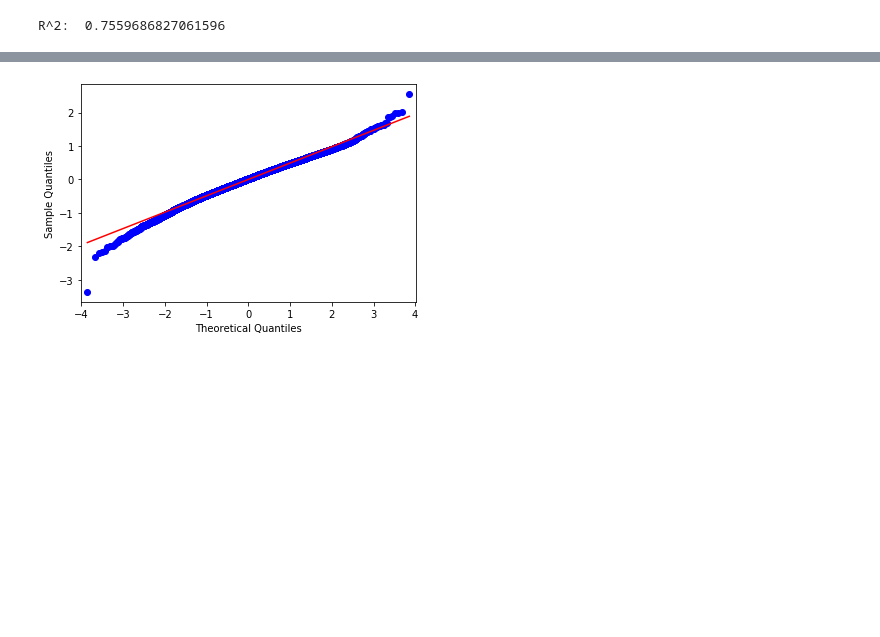
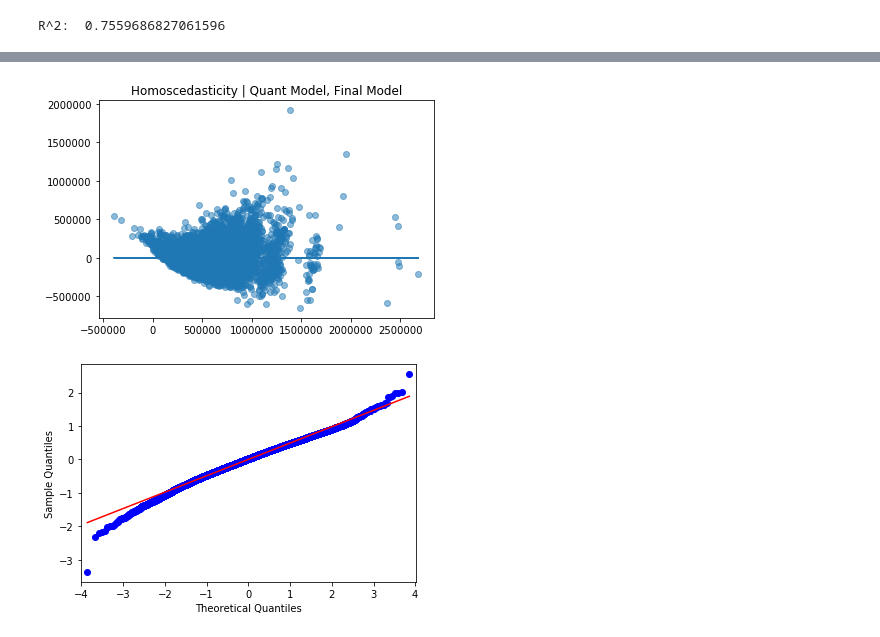
Before and after one commit to dtunnicliffe/house-price-regression-project, a Jupyter notebook: models.ipynb, the cells around one changed output, grey strips where cells are left out. Saved outputs shown, nothing was run; the diff lists cells and outputs as text; code cells hidden in the pictures; blank space fills up the shorter version.

```diff
--- a/models.ipynb
+++ b/models.ipynb
@@ -800,6 +819,17 @@ model = sm.OLS(y, X2)
 
 # fit the data
 est = model.fit()
+# %%
+f = 'price ~ quant_sqft_living+quant_coffee+quant_schools+quant_scientology+quant_interaction+grade_5+grade_6+grade_7+grade_8+grade_9+grade_10+grade_11+grade_12+grade_13'
+model = ols(formula = f, data = df).fit()
+
+predictors_quant = ['quant_sqft_living','quant_coffee', 'quant_schools', 'quant_scientology', 'grade_5', 'grade_6', 'grade_7', 'grade_8', 'grade_9', 'grade_10', 'grade_11', 'grade_12', 'grade_13', 'quant_interaction']
+
+plt.scatter(model.predict(df[predictors_quant]), model.resid, alpha = .5);
+plt.plot(model.predict(df[predictors_quant]), [0 for i in range(len(df))]);
+plt.title('Homoscedasticity | Quant Model, Final Model');
+# %% [output]
+[figure, added]
 # %%
 # check for the normality of the residuals
 sm.qqplot(est.resid, line='s')
```
Also changed, not shown: parts of 27 cells of this notebook.
